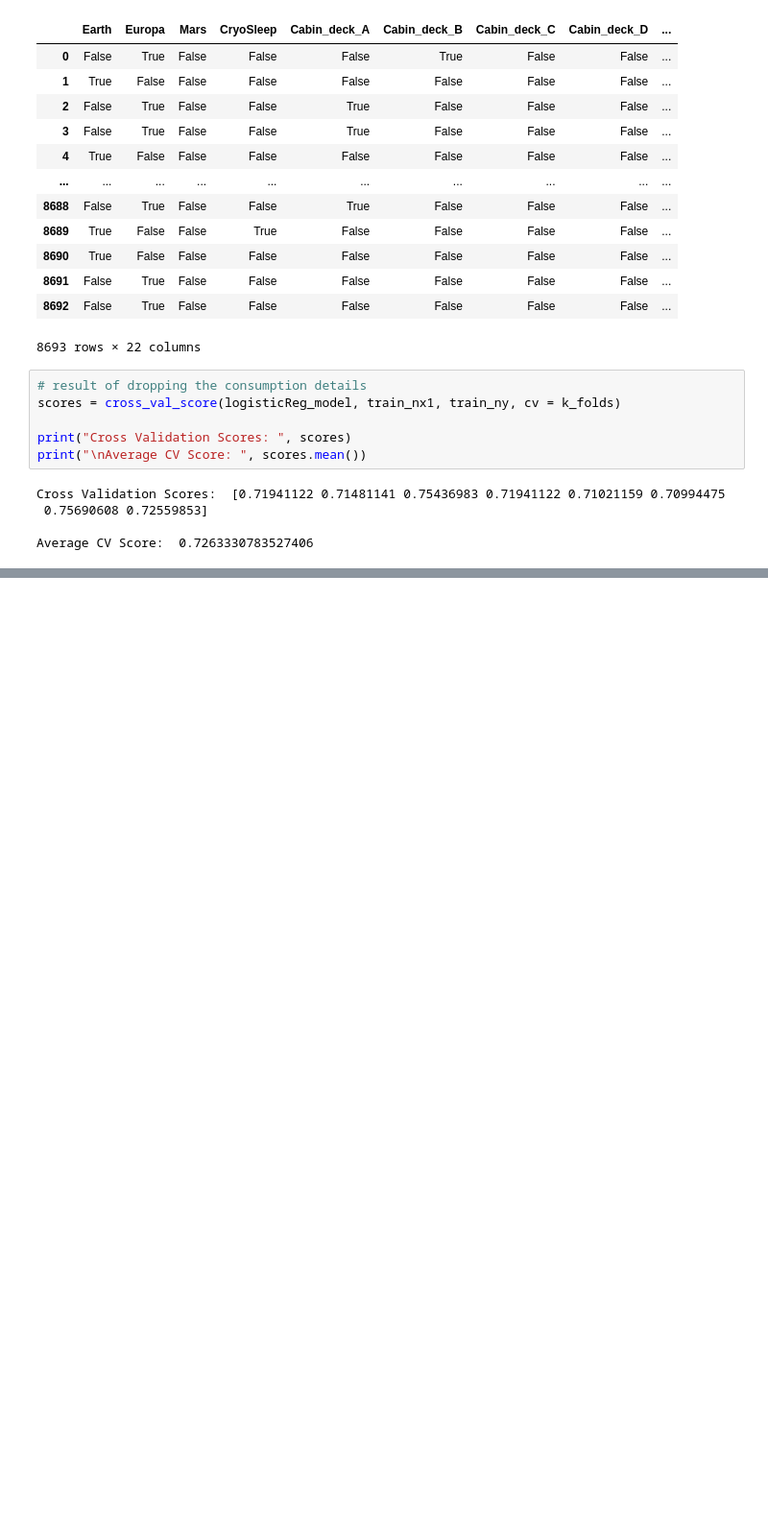
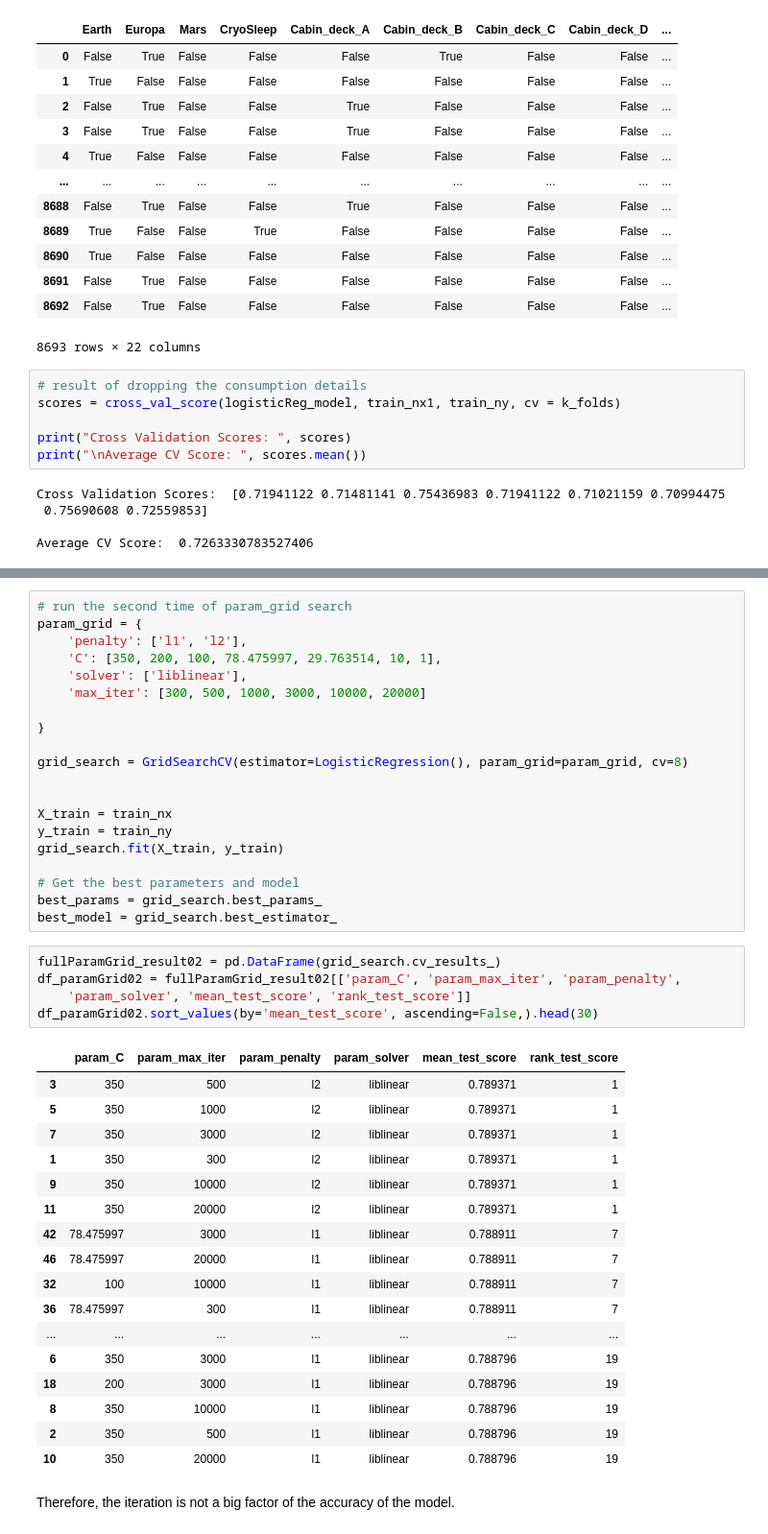
Before and after one commit to lucascheng24/Comp4433_spaceship-titanic, a Jupyter notebook: classifers/logisticRegression/LogisticReg_01.ipynb, the cells around one changed output, grey strips where cells are left out. Shown at 96% size. Cells and saved outputs as stored; diff of their text form; blank space fills up the shorter version.

```diff
--- a/classifers/logisticRegression/LogisticReg_01.ipynb
+++ b/classifers/logisticRegression/LogisticReg_01.ipynb
@@ -146,0 +357,45 @@ Average CV Score:  0.7263330783527406
+# %%
+# run the second time of param_grid search
+param_grid = {
+    'penalty': ['l1', 'l2'],
+    'C': [350, 200, 100, 78.475997, 29.763514, 10, 1],
+    'solver': ['liblinear'],
+    'max_iter': [300, 500, 1000, 3000, 10000, 20000]
+
+}
+
+grid_search = GridSearchCV(estimator=LogisticRegression(), param_grid=param_grid, cv=8)
+
+
+X_train = train_nx
+y_train = train_ny
+grid_search.fit(X_train, y_train)
+
+# Get the best parameters and model
+best_params = grid_search.best_params_
+best_model = grid_search.best_estimator_
+# %%
+fullParamGrid_result02 = pd.DataFrame(grid_search.cv_results_)
+df_paramGrid02 = fullParamGrid_result02[['param_C', 'param_max_iter', 'param_penalty',
+    'param_solver', 'mean_test_score', 'rank_test_score']]
+df_paramGrid02.sort_values(by='mean_test_score', ascending=False,).head(30)
+# %% [output]
+|  | param_C | param_max_iter | param_penalty | param_solver | mean_test_score | rank_test_score |
+| 3 | 350 | 500 | l2 | liblinear | 0.789371 | 1 |
+| 5 | 350 | 1000 | l2 | liblinear | 0.789371 | 1 |
+| 7 | 350 | 3000 | l2 | liblinear | 0.789371 | 1 |
+| 1 | 350 | 300 | l2 | liblinear | 0.789371 | 1 |
+| 9 | 350 | 10000 | l2 | liblinear | 0.789371 | 1 |
+| 11 | 350 | 20000 | l2 | liblinear | 0.789371 | 1 |
+| 42 | 78.475997 | 3000 | l1 | liblinear | 0.788911 | 7 |
+| 46 | 78.475997 | 20000 | l1 | liblinear | 0.788911 | 7 |
+| 32 | 100 | 10000 | l1 | liblinear | 0.788911 | 7 |
+| 36 | 78.475997 | 300 | l1 | liblinear | 0.788911 | 7 |
+| ... | ... | ... | ... | ... | ... | ... |
+| 6 | 350 | 3000 | l1 | liblinear | 0.788796 | 19 |
+| 18 | 200 | 3000 | l1 | liblinear | 0.788796 | 19 |
+| 8 | 350 | 10000 | l1 | liblinear | 0.788796 | 19 |
+| 2 | 350 | 500 | l1 | liblinear | 0.788796 | 19 |
+| 10 | 350 | 20000 | l1 | liblinear | 0.788796 | 19 |
+# %% [markdown]
+Therefore, the iteration is not a big factor of the accuracy of the model.
```
Also changed, not shown: parts of 20 cells of this notebook.
